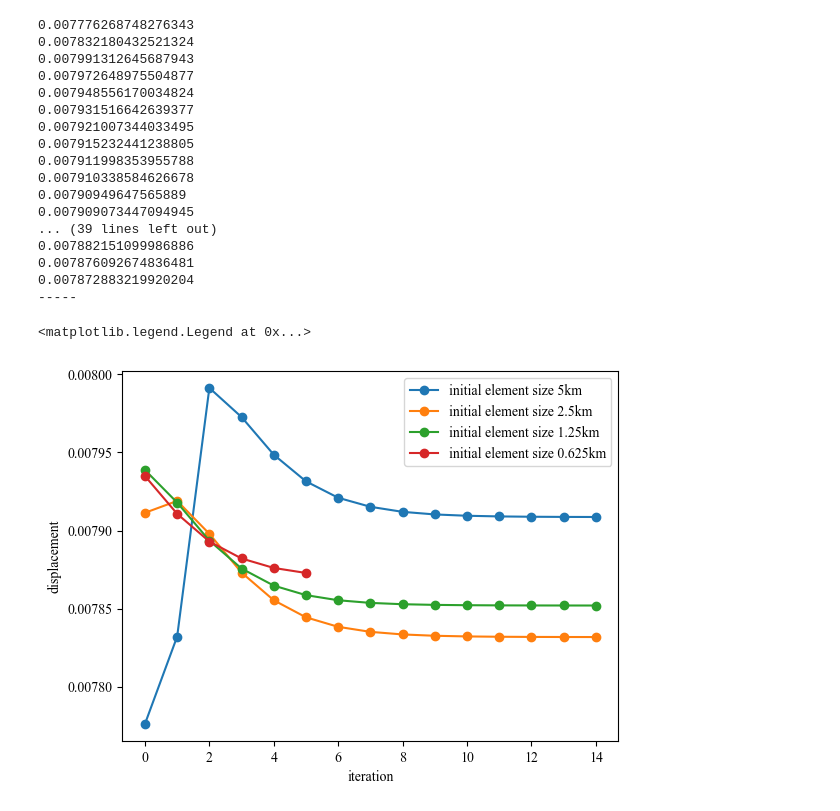
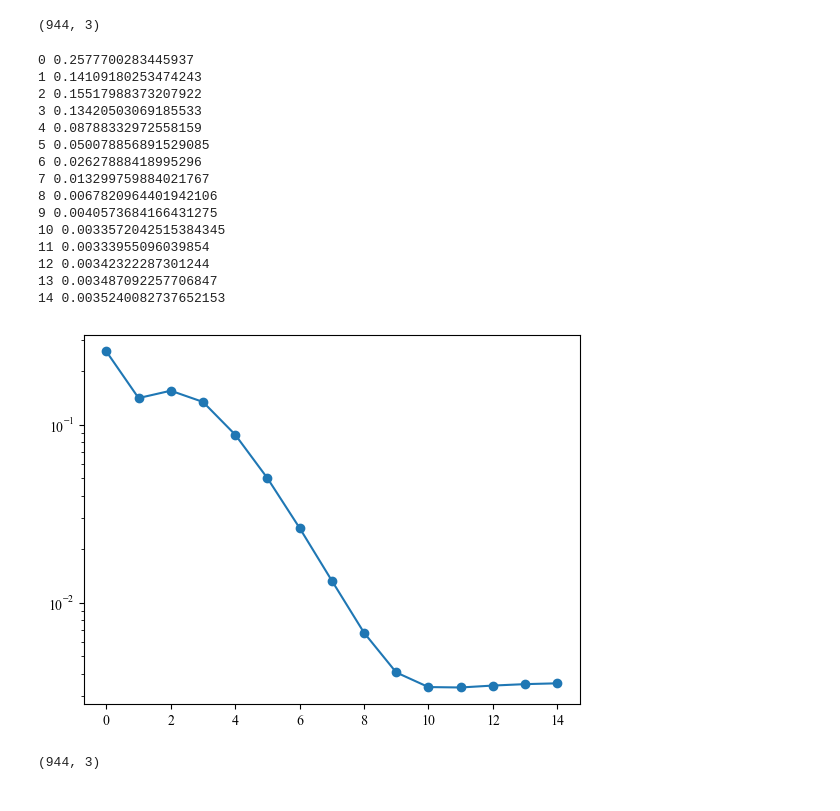
Before and after one commit to KaiNakao/AdaptiveFEM_parallel, a Jupyter notebook: work/check_convergence.ipynb, the cells around one changed output. Cells and saved outputs as stored; diff of their text form; code cells hidden in the pictures.

```diff
--- a/work/check_convergence.ipynb
+++ b/work/check_convergence.ipynb
@@ -266,38 +282,35 @@ Text(0, 0.5, 'delta')
-# %%
-uindex = 0
-# print("observed point: ", obs_points[uindex//3])
-fig, ax = plt.subplots()
-for isetting in range(len(dir_ls_arr)):
-    dir_ls = dir_ls_arr[isetting]
-    uobs = np.zeros(nload)
-    uobs_plt = []
-    for dir in dir_ls:
-        filename = dir + "data/greens_function.dat"
-        uobs = np.loadtxt(filename)
-        uobs_plt.append(uobs[uindex])
-        print(uobs[uindex])
-    ax.plot(uobs_plt, marker="o", label=label_ls[isetting])
-    print("-----")
-ax.set_xlabel("iteration")
-ax.set_ylabel("displacement")
-ax.legend()
-# %% [output]
-0.007776268748276343
-0.007832180432521324
-0.007991312645687943
-0.007972648975504877
-0.007948556170034824
-0.007931516642639377
-0.007921007344033495
-0.007915232441238805
-0.007911998353955788
-0.007910338584626678
-0.00790949647565889
-0.007909073447094945
-... (39 lines left out)
-0.007882151099986886
-0.007876092674836481
-0.007872883219920204
------
-<matplotlib.legend.Legend at 0x...>
-[figure, removed]
+# %%
+obs_points.shape
+# %% [output]
+(944, 3)
+# %%
+eplt = []
+for iter in range(15):
+    uobs5000 = np.loadtxt(dir_ls1[iter] + "data/greens_function.dat")
+    uobs1250 = np.loadtxt(dir_ls3[iter] + "data/greens_function.dat")
+    print(iter, np.linalg.norm(uobs5000 - uobs1250) / np.linalg.norm(uobs5000))
+    eplt.append(np.linalg.norm(uobs5000 - uobs1250) / np.linalg.norm(uobs5000))
+fig, ax = plt.subplots()
+ax.plot(eplt, marker="o")
+ax.set_yscale("log")
+# %% [output]
+0 0.2577700283445937
+1 0.14109180253474243
+2 0.15517988373207922
+3 0.13420503069185533
+4 0.08788332972558159
+5 0.050078856891529085
+6 0.02627888418995296
+7 0.013299759884021767
+8 0.0067820964401942106
+9 0.0040573684166431275
+10 0.0033572042515384345
+11 0.00333955096039854
+12 0.00342322287301244
+13 0.003487092257706847
+14 0.0035240082737652153
+[figure, added]
+# %%
+obs_points.shape
+# %% [output]
+(944, 3)
```
Also changed, not shown: parts of 10 cells of this notebook, 11 other files.
